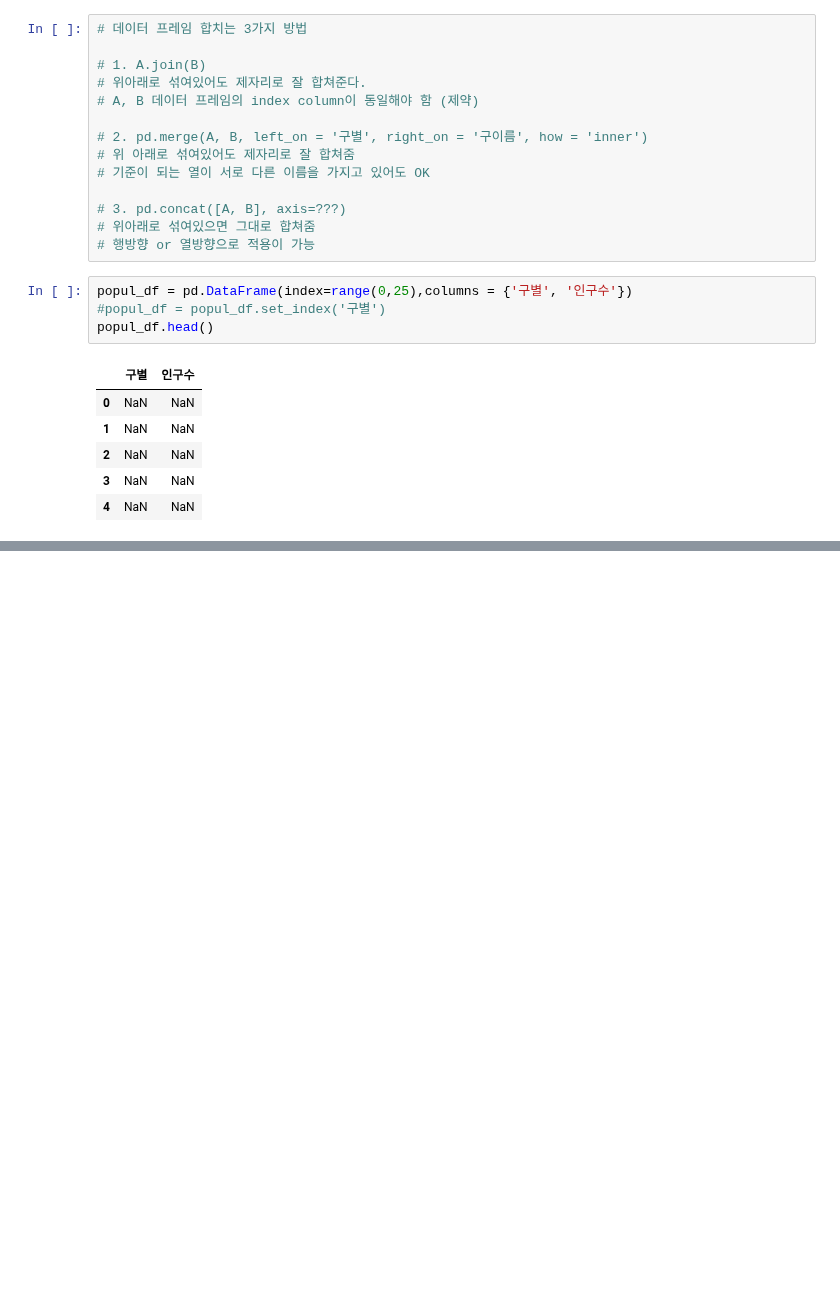
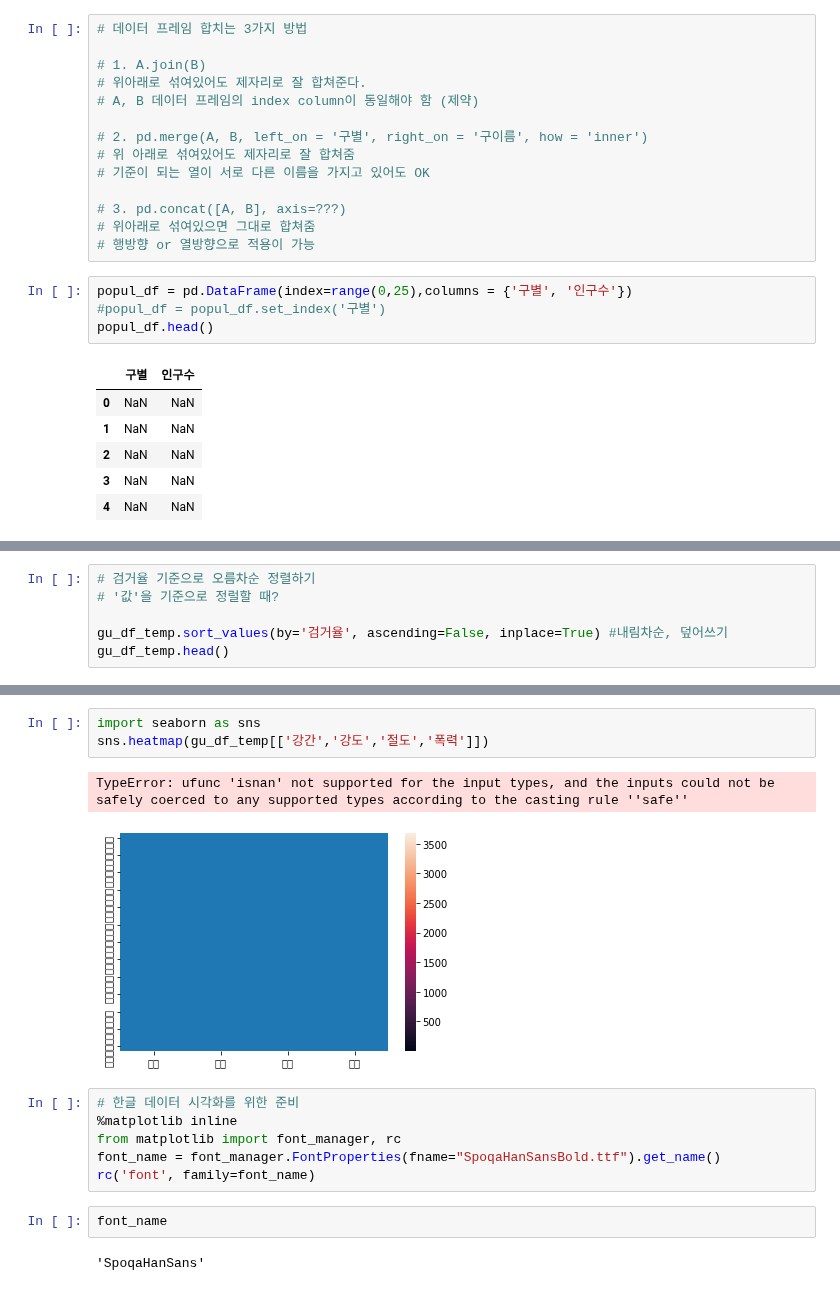
Before and after one commit to ljh15952/AI_Study, a Jupyter notebook: Data_Study/Data_analysis_and_Data_visualization_2.ipynb, the cells around one changed output, grey strips where cells are left out. Saved outputs shown, nothing was run; the diff lists cells and outputs as text; blank space fills up the shorter version.

```diff
--- a/Data_Study/Data_analysis_and_Data_visualization_2.ipynb
+++ b/Data_Study/Data_analysis_and_Data_visualization_2.ipynb
@@ -407,0 +408,6 @@ gu_df_temp
+# %%
+# 검거율 기준으로 오름차순 정렬하기
+# '값'을 기준으로 정럴할 때?
+
+gu_df_temp.sort_values(by='검거율', ascending=False, inplace=True) #내림차순, 덮어쓰기
+gu_df_temp.head()
@@ -407,0 +422,16 @@ gu_df_temp
+# %%
+import seaborn as sns
+sns.heatmap(gu_df_temp[['강간','강도','절도','폭력']])
+# %% [output]
+TypeError: ufunc 'isnan' not supported for the input types, and the inputs could not be safely coerced to any supported types according to the casting rule ''safe''
+[figure, added]
+# %%
+# 한글 데이터 시각화를 위한 준비
+%matplotlib inline
+from matplotlib import font_manager, rc
+font_name = font_manager.FontProperties(fname="SpoqaHanSansBold.ttf").get_name()
+rc('font', family=font_name)
+# %%
+font_name
+# %% [output]
+'SpoqaHanSans'
```
Also changed, not shown: parts of 3 cells of this notebook, 1 other file.
